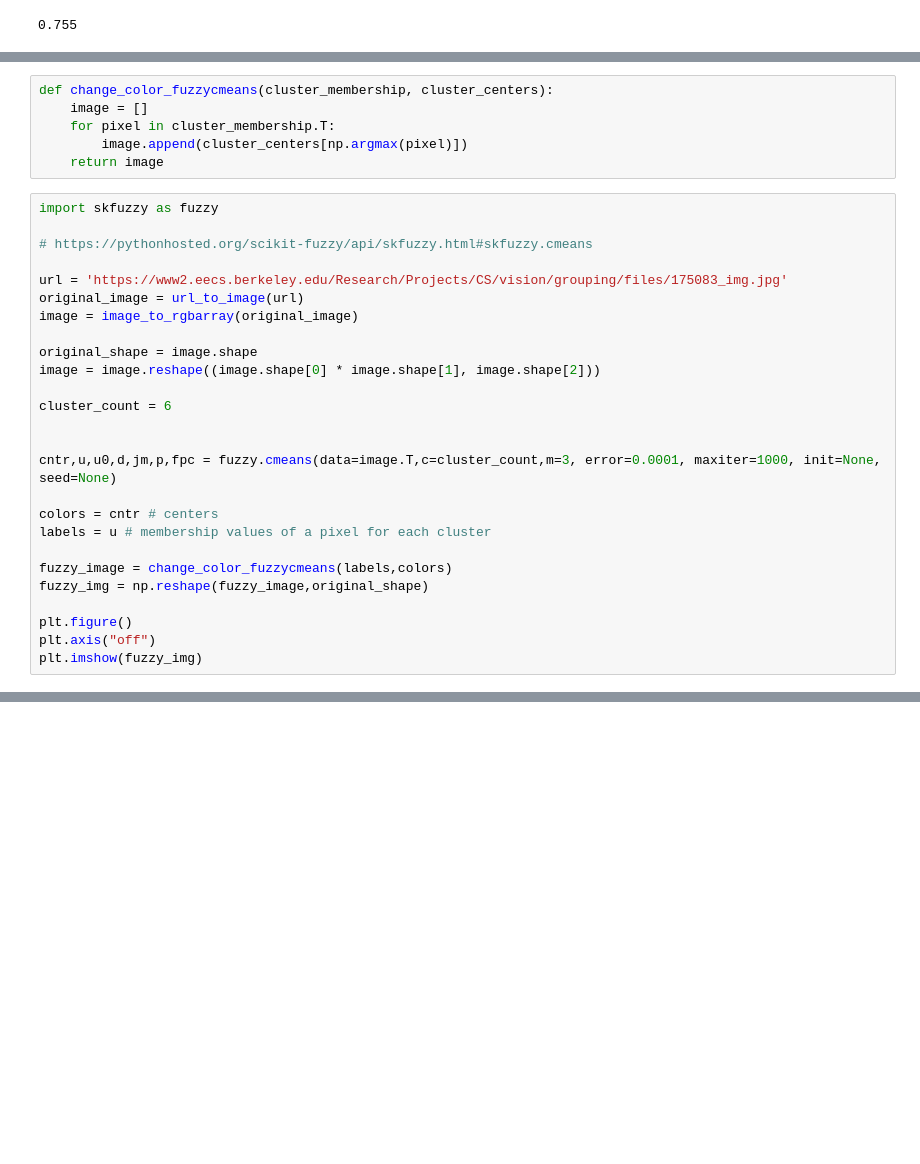
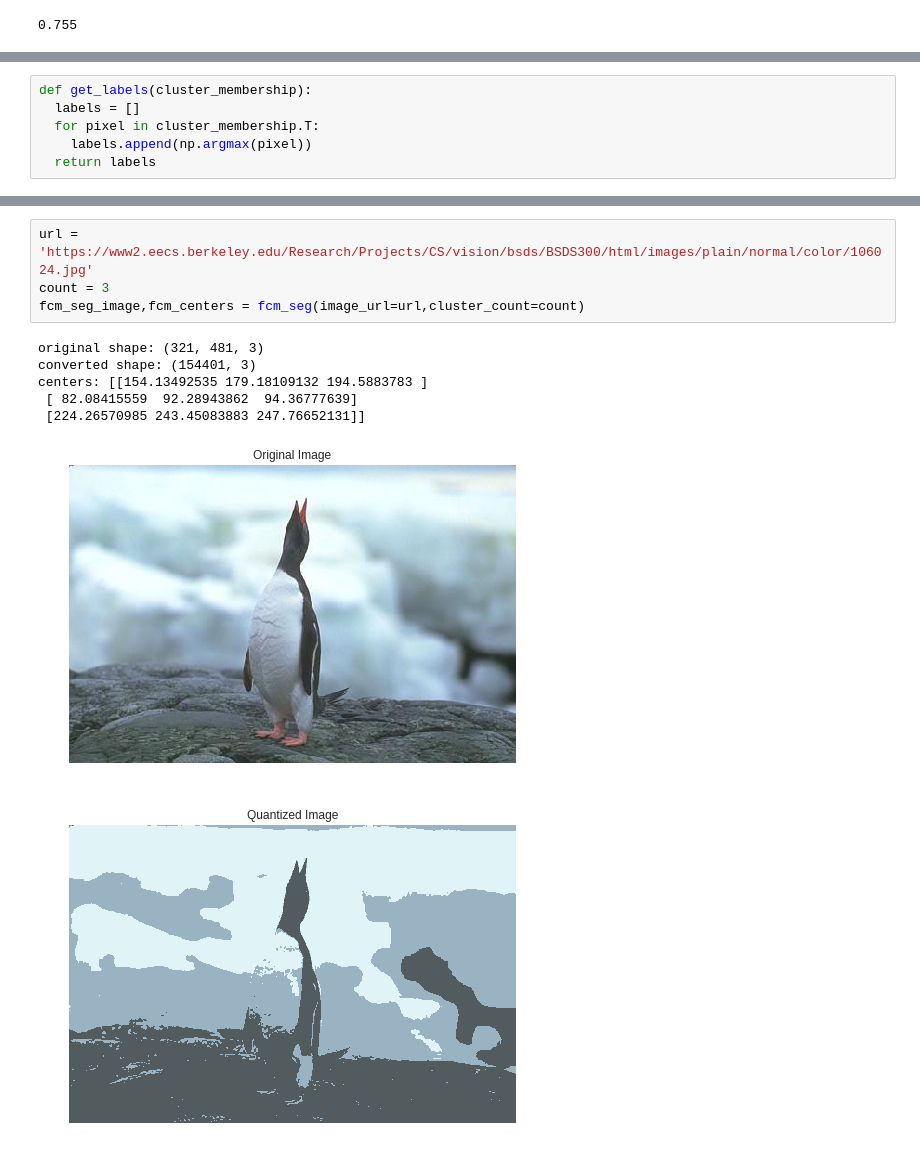
Before and after one commit to anr007/Image-Segmentation, a Jupyter notebook: Color_Quantization.ipynb, the cells around one changed output, grey strips where cells are left out. Drawn from its saved outputs; the diff is of its cells as text; blank space fills up the shorter version.

```diff
--- a/Color_Quantization.ipynb
+++ b/Color_Quantization.ipynb
@@ -177,32 +255,6 @@ Successfully installed scikit-fuzzy-0.3.1
 # %%
-def change_color_fuzzycmeans(cluster_membership, cluster_centers):
-    image = []
-    for pixel in cluster_membership.T:
-        image.append(cluster_centers[np.argmax(pixel)])
-    return image
+def get_labels(cluster_membership):
+  labels = []
+  for pixel in cluster_membership.T:
+    labels.append(np.argmax(pixel))
+  return labels
-# %%
-import skfuzzy as fuzzy
-
-# https://pythonhosted.org/scikit-fuzzy/api/skfuzzy.html#skfuzzy.cmeans
-
-url = 'https://www2.eecs.berkeley.edu/Research/Projects/CS/vision/grouping/files/175083_img.jpg'
-original_image = url_to_image(url)
-image = image_to_rgbarray(original_image)
-
-original_shape = image.shape
-image = image.reshape((image.shape[0] * image.shape[1], image.shape[2]))
-
-cluster_count = 6
-
-
-cntr,u,u0,d,jm,p,fpc = fuzzy.cmeans(data=image.T,c=cluster_count,m=3, error=0.0001, maxiter=1000, init=None, seed=None)
-
-colors = cntr # centers
-labels = u # membership values of a pixel for each cluster
-
-fuzzy_image = change_color_fuzzycmeans(labels,colors)
-fuzzy_img = np.reshape(fuzzy_image,original_shape)
-
-plt.figure()
-plt.axis("off")
-plt.imshow(fuzzy_img)
@@ -211,0 +325,12 @@ plt.imshow(fuzzy_img)
+# %%
+url = 'https://www2.eecs.berkeley.edu/Research/Projects/CS/vision/bsds/BSDS300/html/images/plain/normal/color/106024.jpg'
+count = 3
+fcm_seg_image,fcm_centers = fcm_seg(image_url=url,cluster_count=count)
+# %% [output]
+original shape: (321, 481, 3)
+converted shape: (154401, 3)
+centers: [[154.13492535 179.18109132 194.5883783 ]
+ [ 82.08415559  92.28943862  94.36777639]
+ [224.26570985 243.45083883 247.76652131]]
+[figure, added]
+[figure, added]
```
Also changed, not shown: parts of 17 cells of this notebook.
